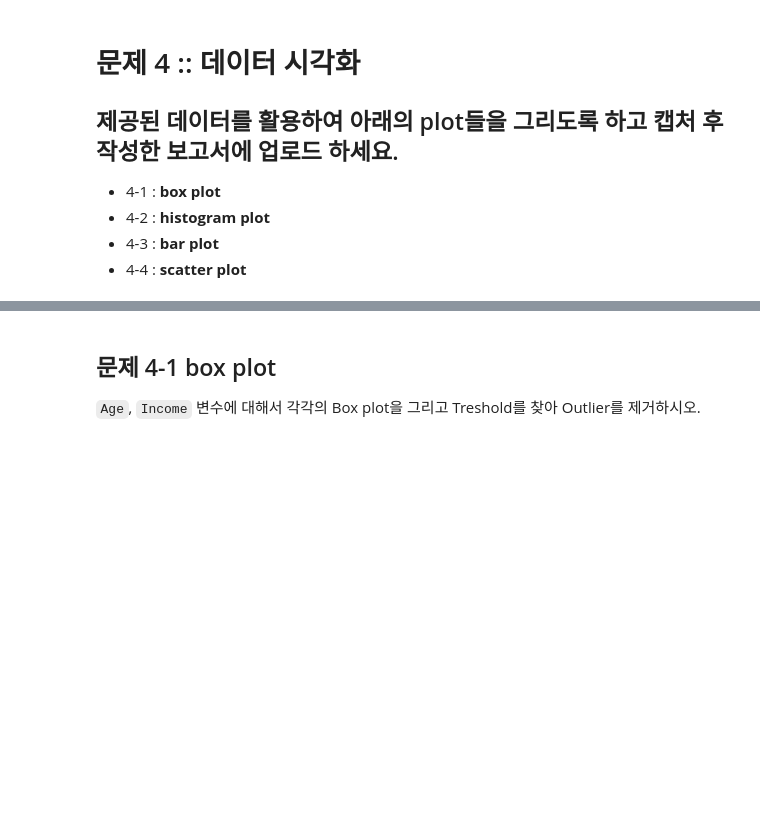
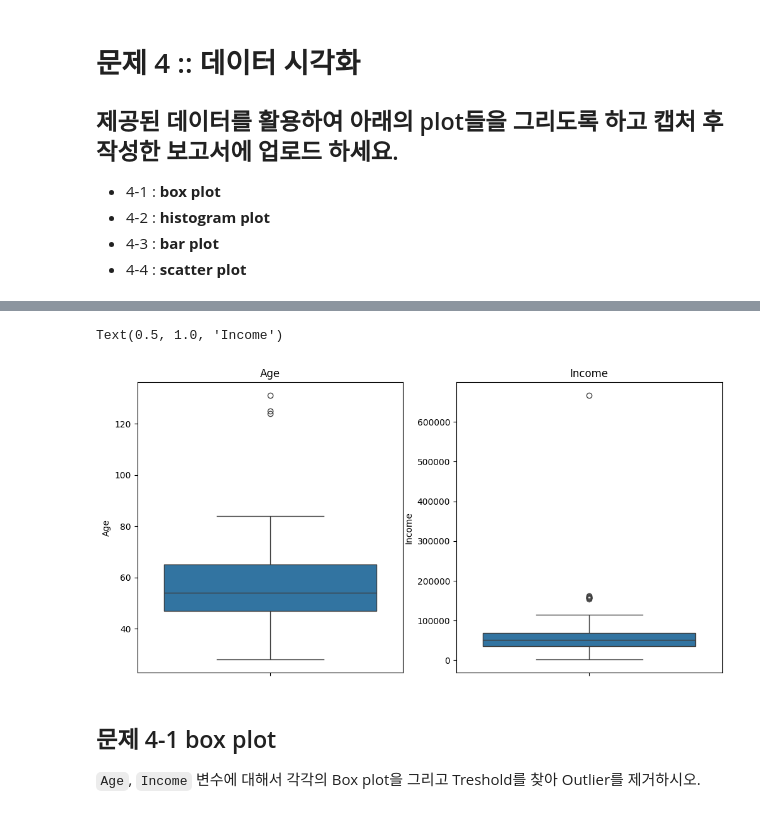
Before and after one commit to tpgus2603/2024S-Ajou-ML, a Jupyter notebook: HW1.ipynb, the cells around one changed output, grey strips where cells are left out. Drawn from its saved outputs; the diff is of its cells as text; code cells hidden in the pictures; blank space fills up the shorter version.

```diff
--- a/HW1.ipynb
+++ b/HW1.ipynb
@@ -515,8 +471,3 @@ K-Nearest Neighbor Imputation(강의노트 2번 23쪽)을 이용하여 결측치
 * 주의) 코드틀 이외의 부분에 코드를 작성하지 마세요!
 * 주의) 소스코드를 입력하고 캡처 후 보고서에 업로드하세요.
 * 주의) 코드 시작과 코드 끝 라인을 삭제하지 마세요.
-# %%
-y=X.iloc[14]
-y = y.drop(['MntToyProducts'])
-print(y)
-print(y['Kidhome'])
@@ -559,8 +506,8 @@ class Knn_imputer():
            cnt+=1
            if cnt==self.k:
              break
-        average=sum/self.k
-        X.at[i,'MntToyProducts']=average
+        average=int(sum/self.k) #평균 구하기
+        X['MntToyProducts'].iloc[i]=average #결측값 채우기
     return X['MntToyProducts']
         ################ 코드 끝  ######################
         ##############################################
@@ -580,7 +527,7 @@ class Knn_imputer():
     # 소스코드를 입력하고 캡처 후 보고서에 업로드하세요.
     # 코드 시작과 코드 끝 라인을 삭제하지 마세요.
     ################ 코드 시작  #####################
-      if pd.notnull(X['Kidhome'].iloc[i]):
+      if pd.notnull(X['Kidhome'].iloc[i]):  #결측값행 제외하고 거리 구하기
         dist_dict[i] = (X['Kidhome'].iloc[i] - y['Kidhome']) ** 2
 
     ################ 코드 끝  ######################
@@ -666,3 +607,17 @@ axes[1].set_title('2')
+# %%
+
+fig, axes = plt.subplots(nrows=1, ncols=2, figsize=(12, 6))   #그래프를 그릴 캠버스 fig, sublot 참조가 담기는 axes, nrows는 축이 하나의 행에 배치 ncolws는 축이 두개의 열에 배치 figsize는 zm
+
+# 첫 번째 plot
+sns.boxplot(data=data, y = 'Age', ax=axes[0])
+axes[0].set_title('Age')
+
+# 두 번째 plot
+sns.boxplot(data=data,y = 'Income', ax=axes[1])
+axes[1].set_title('Income')
+# %% [output]
+Text(0.5, 1.0, 'Income')
+[figure, added]
 # %% [markdown]
 ## 문제 4-1 box plot
 `Age`, `Income` 변수에 대해서 각각의 Box plot을 그리고 Treshold를 찾아 Outlier를 제거하시오.
```
Also changed, not shown: parts of 37 cells of this notebook.
